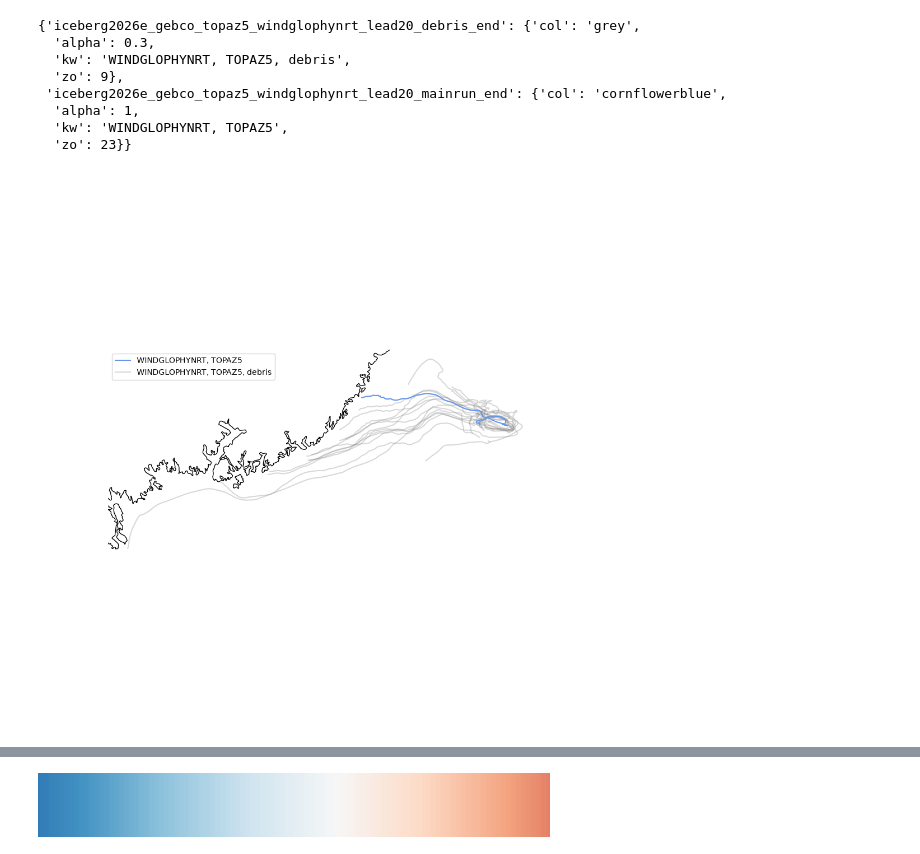
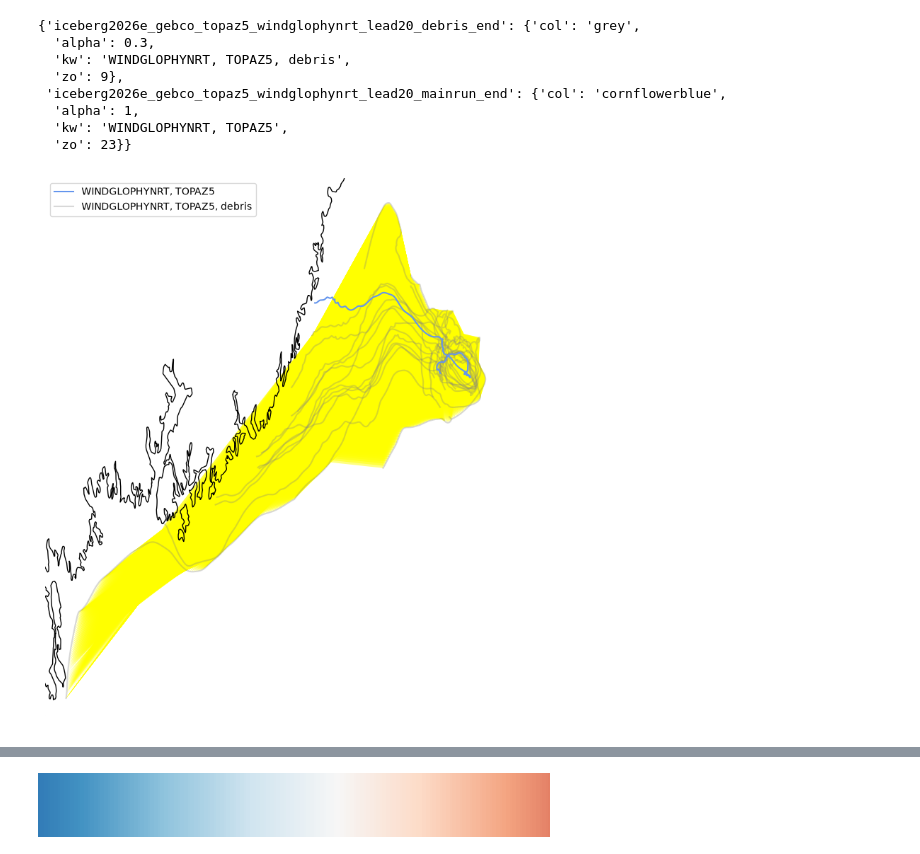
Before and after one commit to lia-f-h/openberg_july2026, a Jupyter notebook: scripts/analysis1-ib2026e.ipynb, the cells around one changed output, grey strips where cells are left out. Drawn from its saved outputs; the diff is of its cells as text; code cells hidden in the pictures.

```diff
--- a/scripts/analysis1-ib2026e.ipynb
+++ b/scripts/analysis1-ib2026e.ipynb
@@ -129,6 +129,9 @@ apn,apn_obs=None,None
 fig,ax = plt.subplots(1,1,figsize=(10,10),subplot_kw={'projection':ccrs.NorthPolarStereo(central_longitude=float(obs.lon.mean()))})#central_longitude=20})
 ax.coastlines(resolution='10m')
 trans = ccrs.PlateCarree()
+
+poly = gpd.read_file("results/iceberg2026e_gebco_topaz5_windglophynrt_lead20_debris_end_results_polygons.shp")
+poly.plot(ax=ax,transform=ccrs.PlateCarree(),facecolor='yellow',edgecolor='None',linewidth=1,alpha=0.5)
 
 # # # plot obs
 # zo1=2
@@ -156,31 +159,31 @@ for inputdataidx, inputdata in enumerate(file_l[:]):
     inputdata = inputdata.split('/')[-1][:-3]
     # apn = {'trajectory':slice(30,37)} if 'mainrun' in inputdata else {'trajectory':slice(0,20*8)} #loop1
     # apn = {'trajectory':slice(54,60)} if 'mainrun' in inputdata else {'trajectory':slice(0,140)} #loop2
     # apn = {'trajectory':slice(60,70)} if 'mainrun' in inputdata else {'trajectory':slice(141,290)} #loop3
     if apn!=None: sim = sim.sel(apn)
     # if ib in dict_traj:
     #     if inputdata in dict_traj[ib]: sim = sim.sel(trajectory=dict_traj[ib][inputdata])
     # sim = sim.sel(trajectory=traj_sub)
     for traj in sim.trajectory:
         ax.plot(sim.lon.sel(trajectory=traj).dropna(dim="time"),sim.lat.sel(trajectory=traj).dropna(dim="time"),
                 color=legenddict[inputdata]['col'] if 'debris' not in inputdata else 'grey',
                 label=legenddict[inputdata]['kw'] if traj==sim.trajectory[0] else '',#) if 'mainrun' not in inputdata else '',
                 zorder=legenddict[inputdata]['zo'],
                 alpha=legenddict[inputdata]['alpha'],
                 linestyle='-' if '10D' not in inputdata else ':',#) if 'debris' not in inputdata else ':',
                 transform=trans)
 
 #legend
 h, l = ax.get_legend_handles_labels()
 by_label = dict(zip(l, h))
 ax.legend(handles=list(by_label.values())[::-1],
          labels=list(by_label.keys())[::-1],
           loc='best')
 
 # plt.legend()
 plt.axis('off')
 # note = ''
 # fig.savefig('./results/%s_map_%s.png'%(iceberg_id,note),dpi=200,transparent=True,bbox_inches='tight')
 plt.show()
 # %% [output]
-[figure, old version]
+[figure, new version]
```
Also changed, not shown: parts of 2 cells of this notebook, 22 other files.
